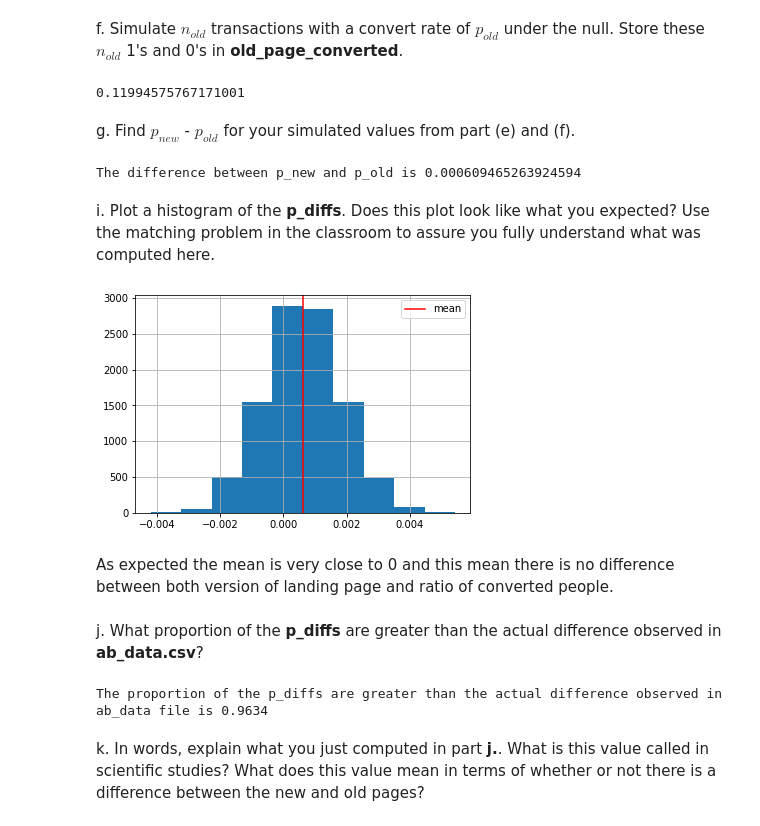
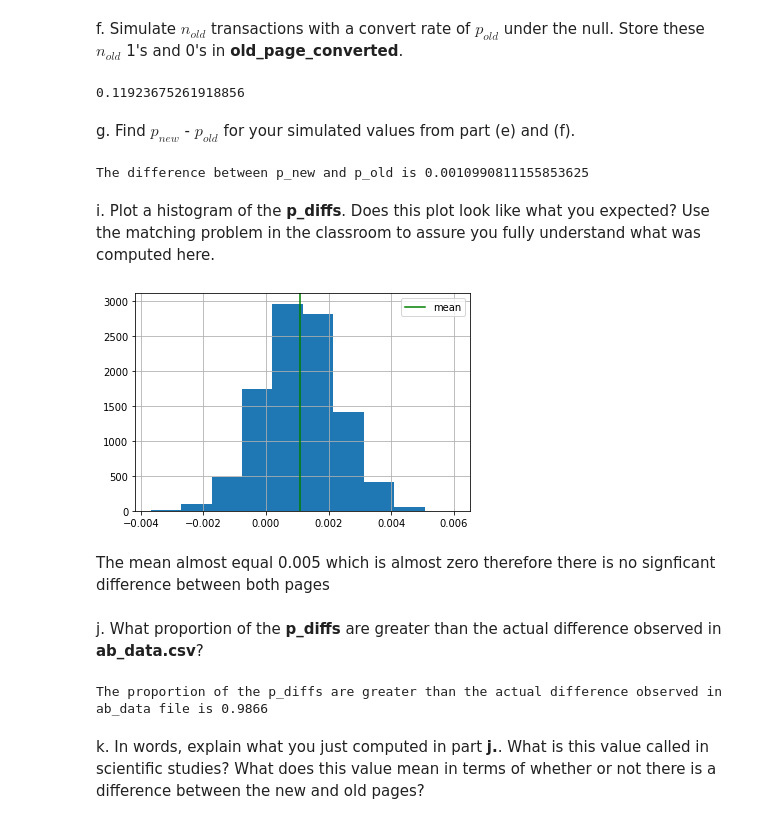
Before and after one commit to Mohamed-hanafy30/AB_testing_Udacity, a Jupyter notebook: Analyze_AB.ipynb, the cells around one changed output. Drawn from its saved outputs; the diff is of its cells as text; code cells hidden in the pictures.

```diff
--- a/Analyze_AB.ipynb
+++ b/Analyze_AB.ipynb
@@ -83,8 +83,8 @@ e. The number of times the `new_page` and `treatment` don't line up.
 # get the number where landing_page equals new_page but group is not treatment
 # get the number where landing_page not new_page but group is treatment
 
-land1=(df.landing_page == 'new_page') & (df.group != 'treatment')
-land2 = (df.landing_page != 'new_page') & (df.group == 'treatment')
+land1=(df['landing_page'] == 'new_page') & (df['group'] != 'treatment')
+land2 = (df['landing_page'] != 'new_page') & (df['group'] == 'treatment')
 
 x = df[land1 | land2].user_id.count()
 
@@ -253,6 +237,7 @@ p_old
 c. What is $n_{new}$?
 # %%
 # number of users who got the new page (group = treatment)
-n_new = df2[df2.group == 'treatment'].count()[0]
+n_new = df2.query('landing_page == "new_page"')
+n_new = n_new['user_id'].nunique()
 print("The total number of user with old page is {}".format(n_new))
 # %% [output]
@@ -261,7 +246,8 @@ The total number of user with old page is 145311
 d. What is $n_{old}$?
 # %%
 # number of users with old page (group = control)
-n_old = df2[df2.group == 'control'].count()[0]
+n_old = df2.query('landing_page == "old_page"')
+n_old = n_old['user_id'].nunique()
 print("The total number of user with old page is {}".format(n_old))
 # %% [output]
 The total number of user with old page is 145274
@@ -283,7 +269,7 @@ f. Simulate $n_{old}$ transactions with a convert rate of $p_{old}$ under the nu
 old_page_converted = np.random.binomial(1,p_old,n_old)
 old_page_converted.mean()
 # %% [output]
-0.11994575767171001
+0.11923675261918856
 # %% [markdown]
 g. Find $p_{new}$ - $p_{old}$ for your simulated values from part (e) and (f).
 # %%
@@ -292,25 +278,26 @@ p_new = new_page_converted.mean()
 p_old = old_page_converted.mean()
 print("The difference between p_new and p_old is {}".format(p_new - p_old))
 # %% [output]
-The difference between p_new and p_old is 0.000609465263924594
+The difference between p_new and p_old is 0.0010990811155853625
 # %%
 p_diffs = []
-for _ in range(10000):
-    new_page_converted = np.random.binomial(1,p_new,n_new)
-    old_page_converted = np.random.binomial(1,p_old,n_old)
+
+for i in range(10000):
+    new_page_converted = np.random.choice([1,0], p=[p_new, 1-p_new], size=n_new)
+    old_page_converted = np.random.choice([1,0], p=[p_old, 1-p_old], size=n_old)
     p_diffs.append(new_page_converted.mean() - old_page_converted.mean())
 # %% [markdown]
 i. Plot a histogram of the **p_diffs**.  Does this plot look like what you expected?  Use the matching problem in the classroom to assure you fully understand what was computed here.
 # %%
 p_diffs = np.array(p_diffs)
 plt.hist(p_diffs)
 plt.grid()
-plt.axvline(p_diffs.mean(), color='r', label='mean')
+plt.axvline(p_diffs.mean(), color='g', label='mean')
 plt.legend();
 # %% [output]
-[figure, old version]
+[figure, new version]
-# %% [markdown]
-As expected the mean is very close to 0 and this mean there is no difference between both version of landing page and ratio of converted people.
+# %% [markdown]
+The mean almost equal 0.005 which is almost zero therefore there is no signficant difference between both pages
 # %% [markdown]
 j. What proportion of the **p_diffs** are greater than the actual difference observed in **ab_data.csv**?
 # %%
@@ -318,7 +305,7 @@ actual_diff = df2.converted[df2.group == 'treatment'].mean() - df2.converted[df2
 x= (actual_diff < p_diffs).mean()
 print("The proportion of the p_diffs are greater than the actual difference observed in ab_data file is {}".format(x))
 # %% [output]
-The proportion of the p_diffs are greater than the actual difference observed in ab_data file is 0.9634
+The proportion of the p_diffs are greater than the actual difference observed in ab_data file is 0.9866
 # %% [markdown]
 k. In words, explain what you just computed in part **j.**.  What is this value called in scientific studies?  What does this value mean in terms of whether or not there is a difference between the new and old pages?
 # %% [markdown]
```
Also changed, not shown: parts of 38 cells of this notebook, 1 other file.
